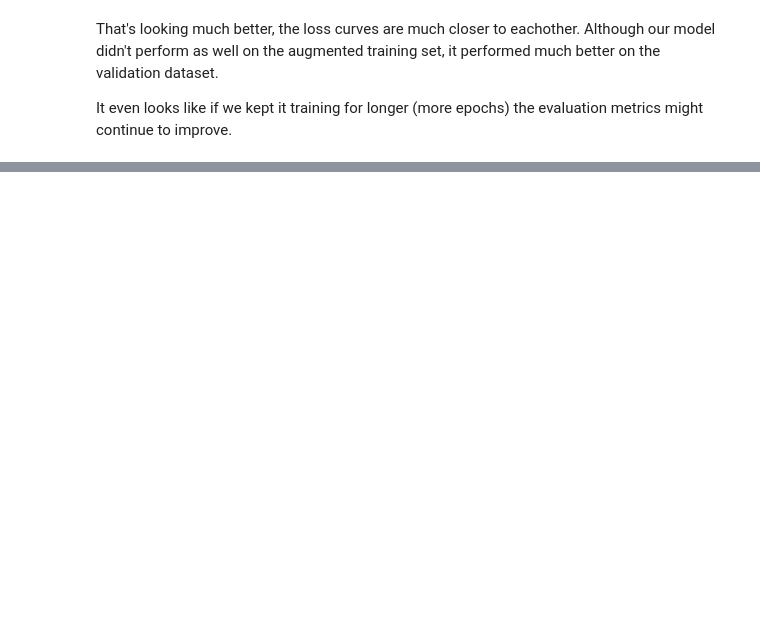
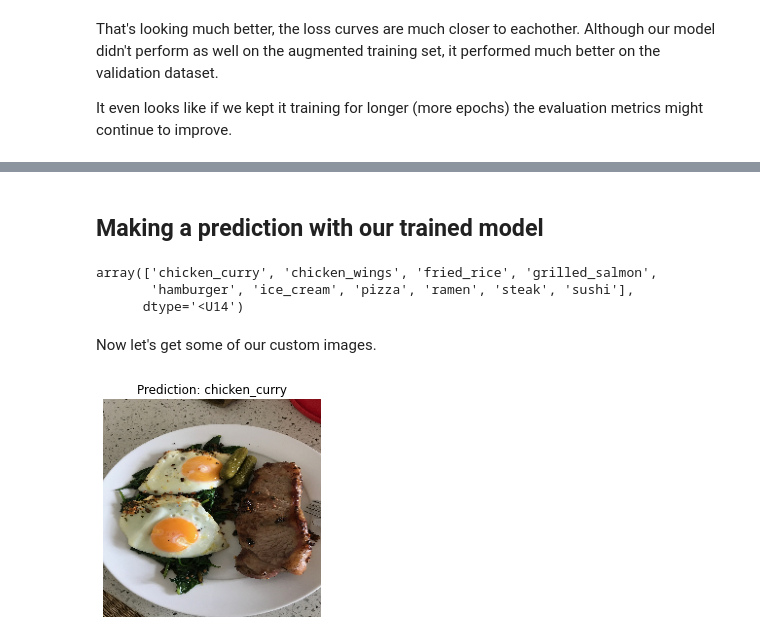
Before and after one commit to kianakiaei/TensorFlow, a Jupyter notebook: 03_computer_vision_with_tensorflow.ipynb, the cells around one changed output, grey strips where cells are left out. Drawn from its saved outputs; the diff is of its cells as text; code cells hidden in the pictures; blank space fills up the shorter version.

Commit message:
making a prediction with our trained model

```diff
--- a/03_computer_vision_with_tensorflow.ipynb
+++ b/03_computer_vision_with_tensorflow.ipynb
@@ -1581,0 +1586,11 @@ It even looks like if we kept it training for longer (more epochs) the evaluatio
+# %% [markdown]
+## Making a prediction with our trained model
+# %%
+# What classes has our model been trained on?
+class_names
+# %% [output]
+array(['chicken_curry', 'chicken_wings', 'fried_rice', 'grilled_salmon',
+       'hamburger', 'ice_cream', 'pizza', 'ramen', 'steak', 'sushi'],
+      dtype='<U14')
+# %% [markdown]
+Now let's get some of our custom images.
@@ -1581,0 +1603,7 @@ It even looks like if we kept it training for longer (more epochs) the evaluatio
+# %%
+# Make a prediction using model_10
+pred_and_plot(model=model_10,
+              filename="03-steak.jpeg",
+              class_names=class_names)
+# %% [output]
+[figure, added]
```
Also changed, not shown: parts of 56 cells of this notebook.
